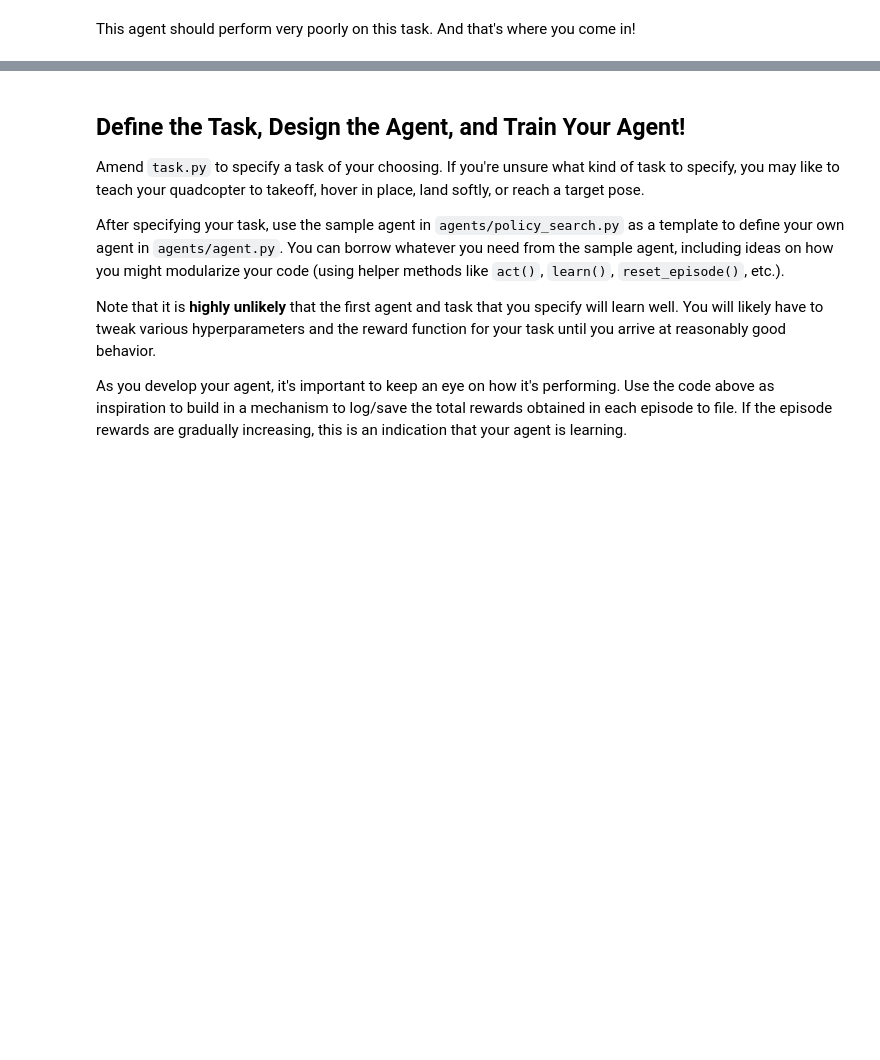
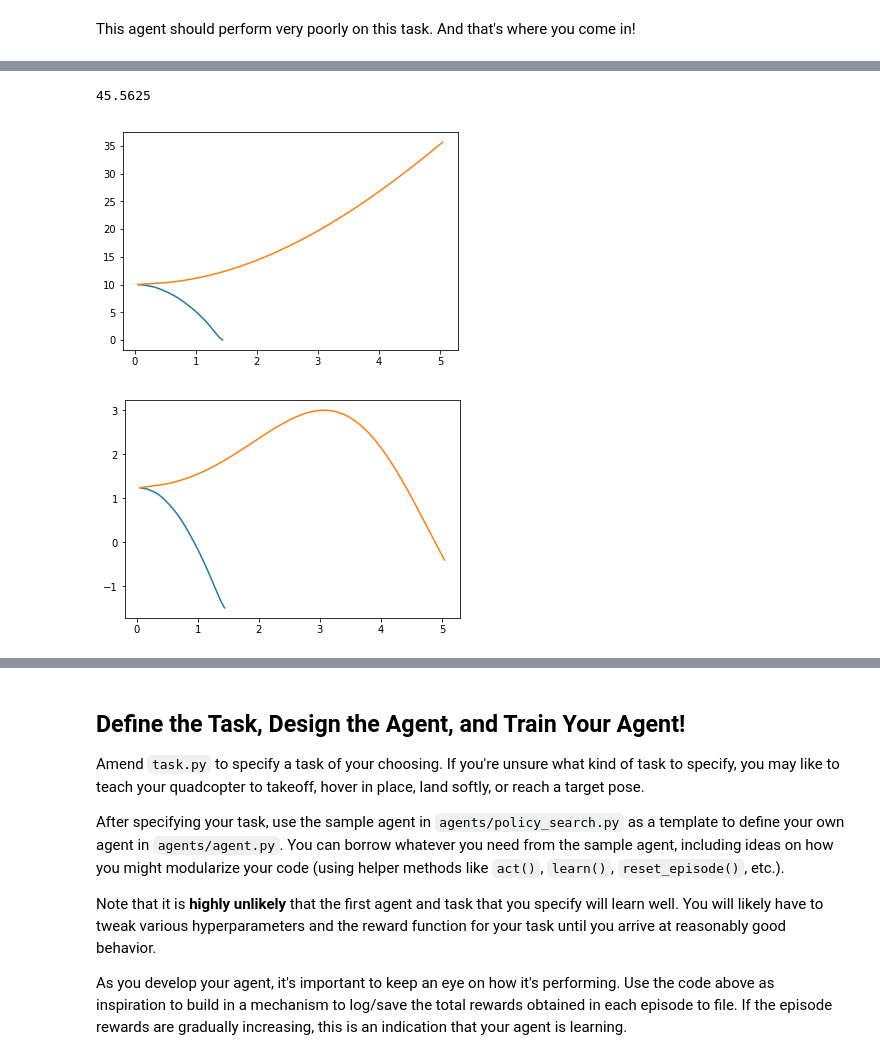
Before and after one commit to corasantos/Udacity-ML-Engineer-Nanodegree, a Jupyter notebook: Reinforcement Learning - Quadcopter/Quadcopter_Project.ipynb, the cells around one changed output, grey strips where cells are left out. Cells and saved outputs as stored; diff of their text form; code cells hidden in the pictures; blank space fills up the shorter version.

```diff
--- a/Reinforcement Learning - Quadcopter/Quadcopter_Project.ipynb
+++ b/Reinforcement Learning - Quadcopter/Quadcopter_Project.ipynb
@@ -251,0 +266,20 @@ for i in range(0,100):
+# %%
+results=pd.DataFrame(results)
+
+plt.figure()
+plt.plot(results['time'][results['episode']==1],
+         results['z'][results['episode']==1])
+plt.plot(results['time'][results['episode']==97],
+         results['z'][results['episode']==97])
+
+plt.figure()
+plt.plot(results['time'][results['episode']==1],
+         results['reward'][results['episode']==1])
+plt.plot(results['time'][results['episode']==97],
+         results['reward'][results['episode']==97])
+
+len(results)/64
+# %% [output]
+45.5625
+[figure, added]
+[figure, added]
```
Also changed, not shown: parts of 8 cells of this notebook, 3 other files.
